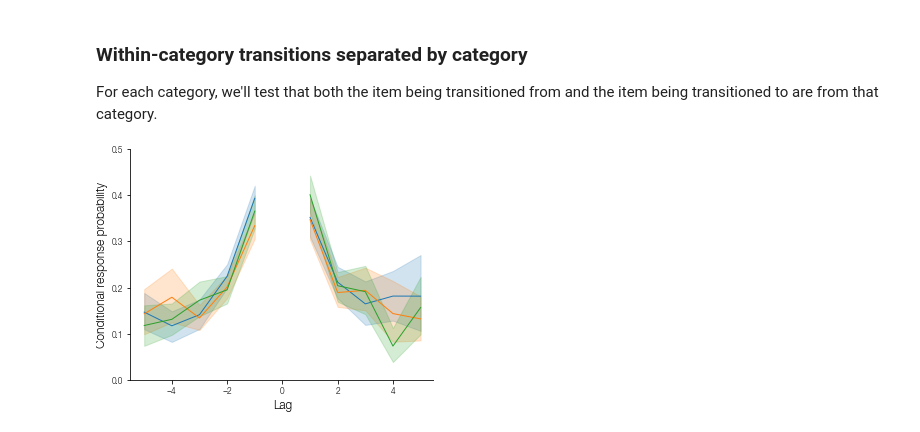
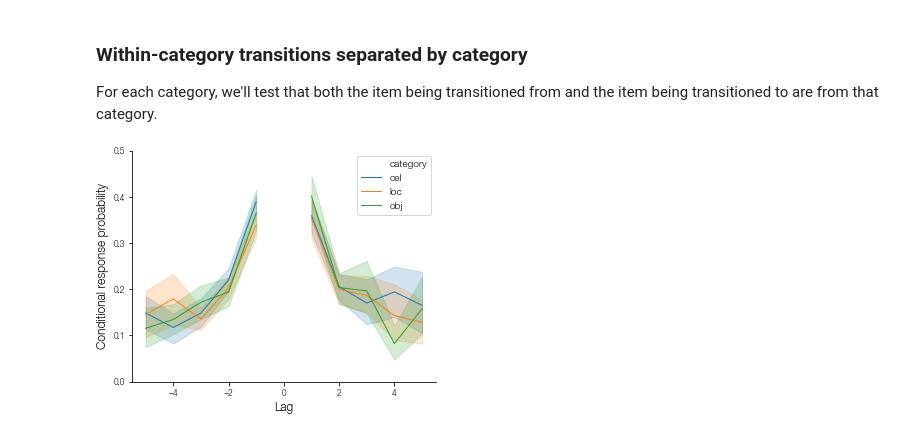
Before and after one commit to mortonne/psifr-notebooks, a Jupyter notebook: demo_clustering.ipynb, the cells around one changed output. Drawn from its saved outputs; the diff is of its cells as text; code cells hidden in the pictures.

```diff
--- a/demo_clustering.ipynb
+++ b/demo_clustering.ipynb
@@ -177,12 +192,12 @@ crp = pd.concat(crp_list, keys=categories, axis=0)
 crp.index = crp.index.set_names('category', level=0)
 # %%
 fig, ax = plt.subplots(figsize=(5, 4))
-g = sns.lineplot(x='lag', y='prob', hue='category', ax=ax, legend=False,
+g = sns.lineplot(x='lag', y='prob', hue='category', ax=ax,
                  data=crp.query('-5 <= lag < 0').reset_index())
 g = sns.lineplot(x='lag', y='prob', hue='category', legend=False, ax=ax,
                  data=crp.query('5 >= lag > 0').reset_index())
 g.set_xlabel('Lag');
 g.set_ylabel('Conditional response probability');
 g.set_ylim(0, .5);
 # %% [output]
-[figure, old version]
+[figure, new version]
```
Also changed, not shown: parts of 7 cells of this notebook.
